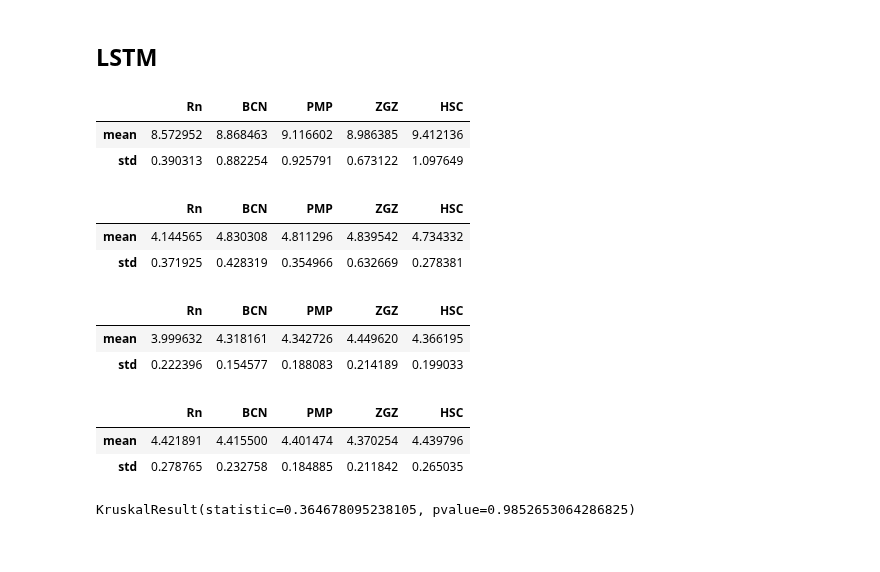
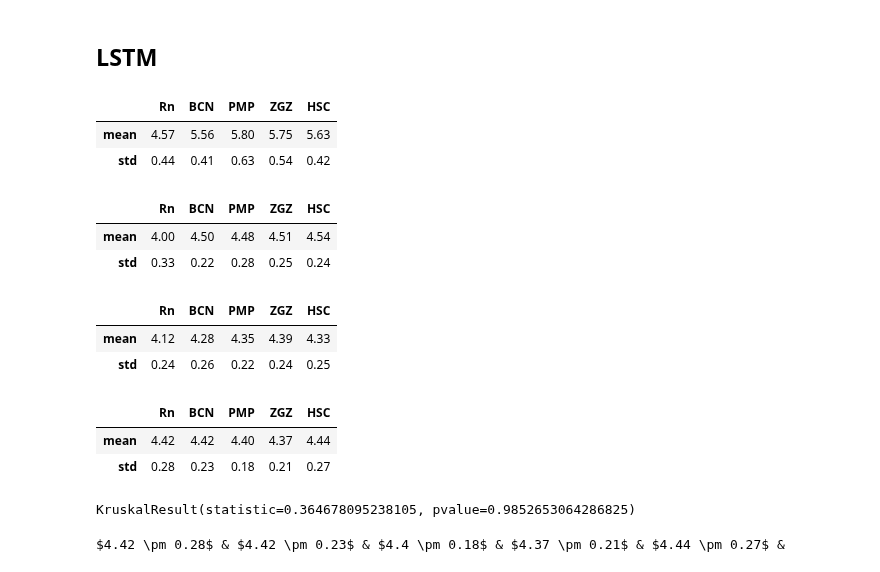
Before and after one commit to TsspGit/Rn_Time_Series, a Jupyter notebook: AEMET/Codes_Daily/Statistical_Analysis.ipynb, the cells around one changed output. Saved outputs shown, nothing was run; the diff lists cells and outputs as text; code cells hidden in the pictures.

```diff
--- a/AEMET/Codes_Daily/Statistical_Analysis.ipynb
+++ b/AEMET/Codes_Daily/Statistical_Analysis.ipynb
@@ -219,36 +188,40 @@ The correction of Bonferroni says that the maximal pvalue might be 0.05/4 = 0.01
 # %% [markdown]
 ## LSTM
 # %%
-DF1_Fw = pd.read_csv('../logs/ErrorsLSTM1Fw.csv')
-DF3_Fw = pd.read_csv('../logs/ErrorsLSTM3Fw.csv')
-DF5_Fw = pd.read_csv('../logs/ErrorsLSTM5Fw.csv')
+DF2_Fw = pd.read_csv('../logs/ErrorsLSTM2Fw.csv')
+DF4_Fw = pd.read_csv('../logs/ErrorsLSTM4Fw.csv')
+DF6_Fw = pd.read_csv('../logs/ErrorsLSTM6Fw.csv')
 DF8_Fw = pd.read_csv('../logs/ErrorsLSTM8Fw.csv')
 # %%
-DF1_Fw.describe().loc[['mean', 'std'], :]
+DF2_Fw.describe().loc[['mean', 'std'], :].round(2)
 # %% [output]
 |  | Rn | BCN | PMP | ZGZ | HSC |
-| mean | 8.572952 | 8.868463 | 9.116602 | 8.986385 | 9.412136 |
-| std | 0.390313 | 0.882254 | 0.925791 | 0.673122 | 1.097649 |
+| mean | 4.57 | 5.56 | 5.80 | 5.75 | 5.63 |
+| std | 0.44 | 0.41 | 0.63 | 0.54 | 0.42 |
 # %%
-DF3_Fw.describe().loc[['mean', 'std'], :]
+DF4_Fw.describe().loc[['mean', 'std'], :].round(2)
 # %% [output]
 |  | Rn | BCN | PMP | ZGZ | HSC |
-| mean | 4.144565 | 4.830308 | 4.811296 | 4.839542 | 4.734332 |
-| std | 0.371925 | 0.428319 | 0.354966 | 0.632669 | 0.278381 |
+| mean | 4.00 | 4.50 | 4.48 | 4.51 | 4.54 |
+| std | 0.33 | 0.22 | 0.28 | 0.25 | 0.24 |
 # %%
-DF5_Fw.describe().loc[['mean', 'std'], :]
+DF6_Fw.describe().loc[['mean', 'std'], :].round(2)
 # %% [output]
 |  | Rn | BCN | PMP | ZGZ | HSC |
-| mean | 3.999632 | 4.318161 | 4.342726 | 4.449620 | 4.366195 |
-| std | 0.222396 | 0.154577 | 0.188083 | 0.214189 | 0.199033 |
+| mean | 4.12 | 4.28 | 4.35 | 4.39 | 4.33 |
+| std | 0.24 | 0.26 | 0.22 | 0.24 | 0.25 |
 # %%
-DF8_Fw.describe().loc[['mean', 'std'], :]
+DF8_Fw.describe().loc[['mean', 'std'], :].round(2)
 # %% [output]
 |  | Rn | BCN | PMP | ZGZ | HSC |
-| mean | 4.421891 | 4.415500 | 4.401474 | 4.370254 | 4.439796 |
-| std | 0.278765 | 0.232758 | 0.184885 | 0.211842 | 0.265035 |
+| mean | 4.42 | 4.42 | 4.40 | 4.37 | 4.44 |
+| std | 0.28 | 0.23 | 0.18 | 0.21 | 0.27 |
 # %%
 kruskalwallis(DF8_Fw['Rn'].values, DF8_Fw['BCN'].values, DF8_Fw['PMP'].values, DF8_Fw['ZGZ'].values,
               DF8_Fw['HSC'].values)
 # %% [output]
 KruskalResult(statistic=0.364678095238105, pvalue=0.9852653064286825)
+# %%
+toLatexformat(DF8_Fw)
+# %% [output]
+$4.42 \pm 0.28$ & $4.42 \pm 0.23$ & $4.4 \pm 0.18$ & $4.37 \pm 0.21$ & $4.44 \pm 0.27$ &
```
Also changed, not shown: parts of 27 cells of this notebook, 3 other files.
